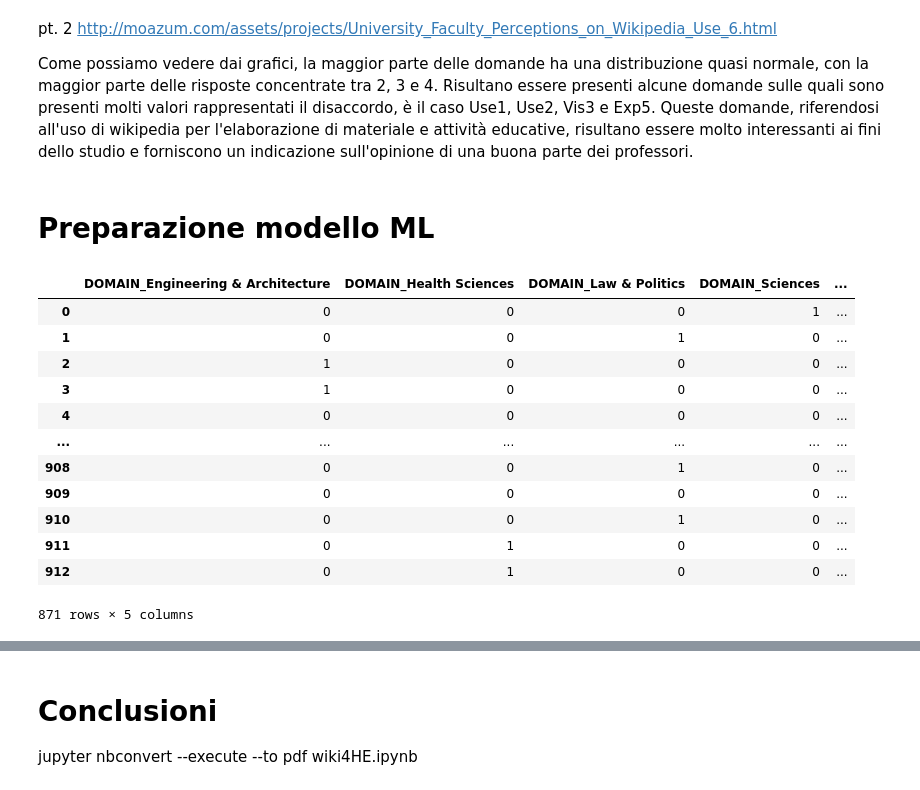
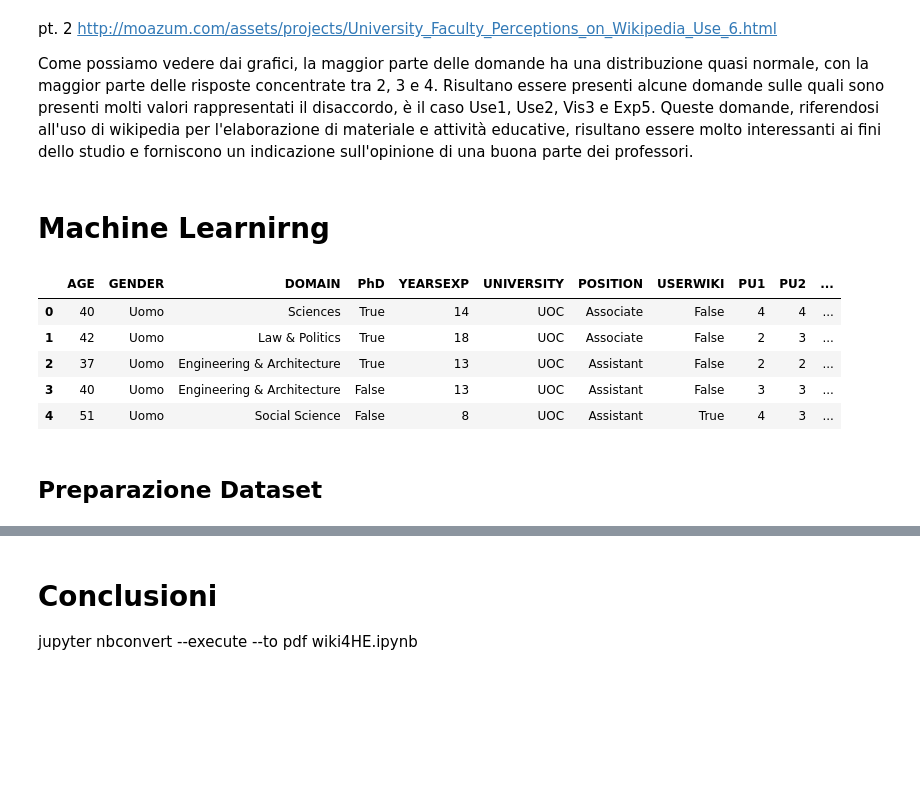
Before and after one commit to AposVinc/wiki4HEProject, a Jupyter notebook: wiki4HE.ipynb, the cells around one changed output, grey strips where cells are left out. Drawn from its saved outputs; the diff is of its cells as text; code cells hidden in the pictures; blank space fills up the shorter version.

```diff
--- a/wiki4HE.ipynb
+++ b/wiki4HE.ipynb
@@ -662,10 +651,9 @@ questionario.dropna().astype(int).boxplot(ax=ax)
 #
 # pd.DataFrame({ 'contain na ': questionario.isna().any() ,'number of na ': questionario.isna().sum() })
 # %%
+from sklearn.impute import SimpleImputer
 imp = SimpleImputer(strategy='median')
-questionario = pd.DataFrame(imp.fit_transform(questionario))
-questionario.columns = domande_titles.keys()
-questionario.index = prof.index
+questionario = pd.DataFrame(imp.fit_transform(questionario), columns=domande_titles.keys())
 questionario = questionario.round().astype('int8')
 
 pd.DataFrame({ 'contain na ': questionario.isna().any() ,'number of na ': questionario.isna().sum() })
@@ -719,13 +687,14 @@ Per avere una visione più puntale del set in lavorazione risulta essere vantagg
 # %%
 # questionario.fillna(6).astype(int).hist(figsize=(18,10))
 # %%
-domande_uses = questionario[['Use1','Use2','Use3','Use4','Use5']]
+questionario_uses = questionario[['Use1','Use2','Use3','Use4','Use5']]
+questionario = questionario.drop(['Use1','Use2','Use3','Use4','Use5'], axis=1)
 
 fig = plt.figure(figsize=(20,4))
 plt.subplots_adjust(wspace=1)
-for i, x in enumerate(domande_uses.columns):
+for i, x in enumerate(questionario_uses.columns):
     ax = plt.subplot(1,5,i+1)
-    ax.hist(domande_uses[x])
+    ax.hist(questionario_uses[x])
     ax.set_title("\n".join(textwrap.wrap(x + " - " + domande_titles[x], 30)), fontsize = 10)
     ax.set_xticks([1, 2, 3, 4, 5])
 # %% [output]
@@ -734,4 +703,6 @@ for i, x in enumerate(domande_uses.columns):
 # aaaaaaaaaaaaaaa
 
 Per combattere il problema della scala Likert (1-5) che ha più classi, convertiremo la scala in binaria per rendere l'analisi semplice. Convertiremo ogni punteggio Likert che è da 1-2 a 0 e poi lasceremo che 3-5 sia 1. Questo divide i punteggi in due gruppi, 1 sono i punteggi positivi e 0 quelli negativi. 3 è considerato positivo in quanto un punteggio neutro non è dannoso per l'uso di wikipedia. Convertendo i punteggi Likert in binari, perdiamo molte informazioni poiché mascheriamo molti dati e rendiamo i livelli più ampi. Il vantaggio è che la nostra analisi diventerà più facile.
+# %%
+questionario_uses = questionario_uses.replace([1,2,3,4,5], [0,0,1,1,1])
 # %%
@@ -750,8 +718,6 @@ for i, x in enumerate(domande_uses.columns):
     ax.set_yticklabels([0, 250, 500, 750])
 # %% [output]
 [figure]
-# %%
-questionario[['Use1','Use2','Use3','Use4','Use5']] = domande_uses
 # %%
 fig = plt.figure(figsize=(20,18))
 plt.subplots_adjust(wspace=1, hspace=1)
@@ -830,3 +796,5 @@ http://moazum.com/assets/projects/University_Faculty_Perceptions_on_Wikipedia_Us
 Come possiamo vedere dai grafici, la maggior parte delle domande ha una distribuzione quasi normale, con la maggior parte delle risposte concentrate tra 2, 3 e 4.
 Risultano essere presenti alcune domande sulle quali sono presenti molti valori rappresentati il disaccordo, è il caso Use1, Use2, Vis3 e Exp5.
 Queste domande, riferendosi all'uso di wikipedia per l'elaborazione di materiale e attività educative, risultano essere molto interessanti ai fini dello studio e forniscono un indicazione sull'opinione di una buona parte dei professori.
+# %% [markdown]
+# Machine Learnirng
@@ -833,5 +804,16 @@ Queste domande, riferendosi all'uso di wikipedia per l'elaborazione di materiale
+# %%
+#riuniamo il dataset
+data = pd.concat([prof,questionario,questionario_uses], axis=1)
+data.head()
+# %% [output]
+|  | AGE | GENDER | DOMAIN | PhD | YEARSEXP | UNIVERSITY | POSITION | USERWIKI | PU1 | PU2 | ... |
+| 0 | 40 | Uomo | Sciences | True | 14 | UOC | Associate | False | 4 | 4 | ... |
+| 1 | 42 | Uomo | Law & Politics | True | 18 | UOC | Associate | False | 2 | 3 | ... |
+| 2 | 37 | Uomo | Engineering & Architecture | True | 13 | UOC | Assistant | False | 2 | 2 | ... |
+| 3 | 40 | Uomo | Engineering & Architecture | False | 13 | UOC | Assistant | False | 3 | 3 | ... |
+| 4 | 51 | Uomo | Social Science | False | 8 | UOC | Assistant | True | 4 | 3 | ... |
 # %% [markdown]
-# Preparazione modello ML
+## Preparazione Dataset
 # %%
 #normalizza colonne
 #one hot encoding e minmax scaler - entrambi
@@ -841,17 +819,0 @@ data[['YEARSEXP','AGE']] = scaler.fit_transform(data[['YEARSEXP','AGE']])
-# %%
-data['DOMAIN'] = data['DOMAIN'].replace([1,2,3,4,5,6], ['Arts & Humanities', 'Sciences', 'Health Sciences','Engineering & Architecture','Law & Politics','Social Science'])
-# data[['DOMAIN']].to_dict('records')
-# %% [output]
-|  | DOMAIN_Engineering & Architecture | DOMAIN_Health Sciences | DOMAIN_Law & Politics | DOMAIN_Sciences | ... |
-| 0 | 0 | 0 | 0 | 1 | ... |
-| 1 | 0 | 0 | 1 | 0 | ... |
-| 2 | 1 | 0 | 0 | 0 | ... |
-| 3 | 1 | 0 | 0 | 0 | ... |
-| 4 | 0 | 0 | 0 | 0 | ... |
-| ... | ... | ... | ... | ... | ... |
-| 908 | 0 | 0 | 1 | 0 | ... |
-| 909 | 0 | 0 | 0 | 0 | ... |
-| 910 | 0 | 0 | 1 | 0 | ... |
-| 911 | 0 | 1 | 0 | 0 | ... |
-| 912 | 0 | 1 | 0 | 0 | ... |
-871 rows × 5 columns
```
Also changed, not shown: parts of 52 cells of this notebook.
